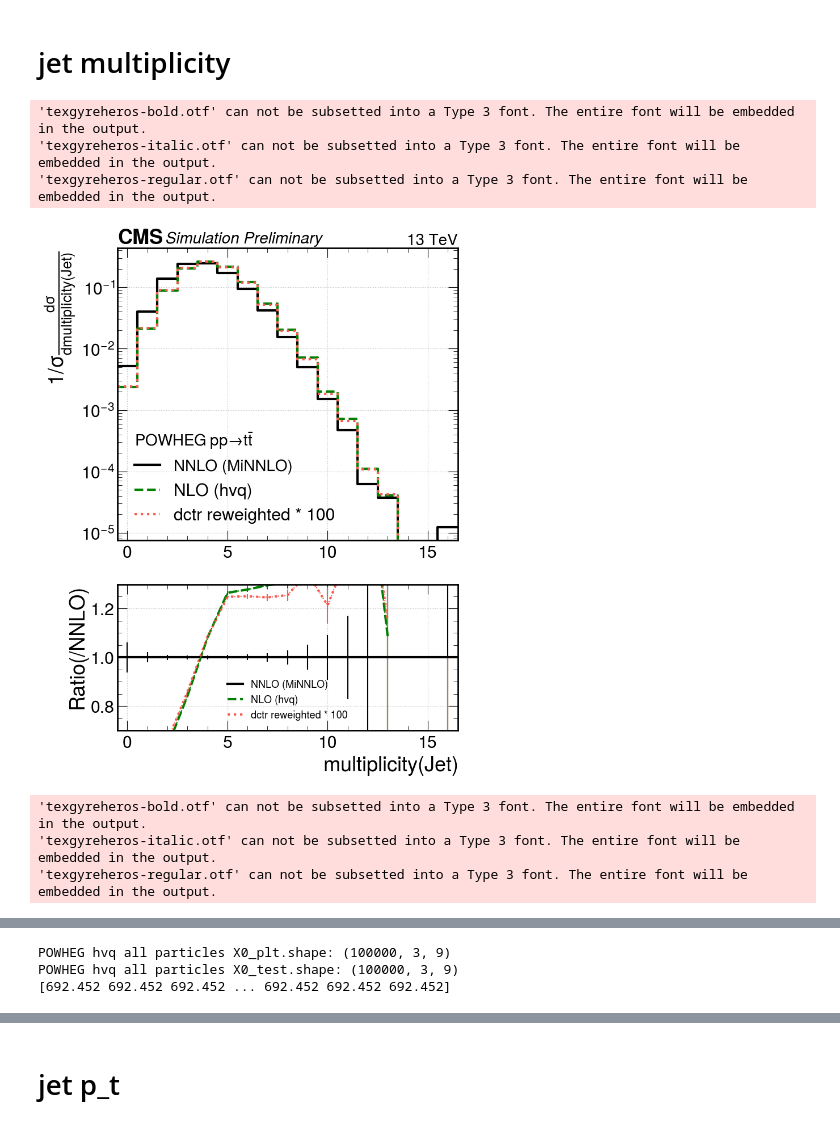
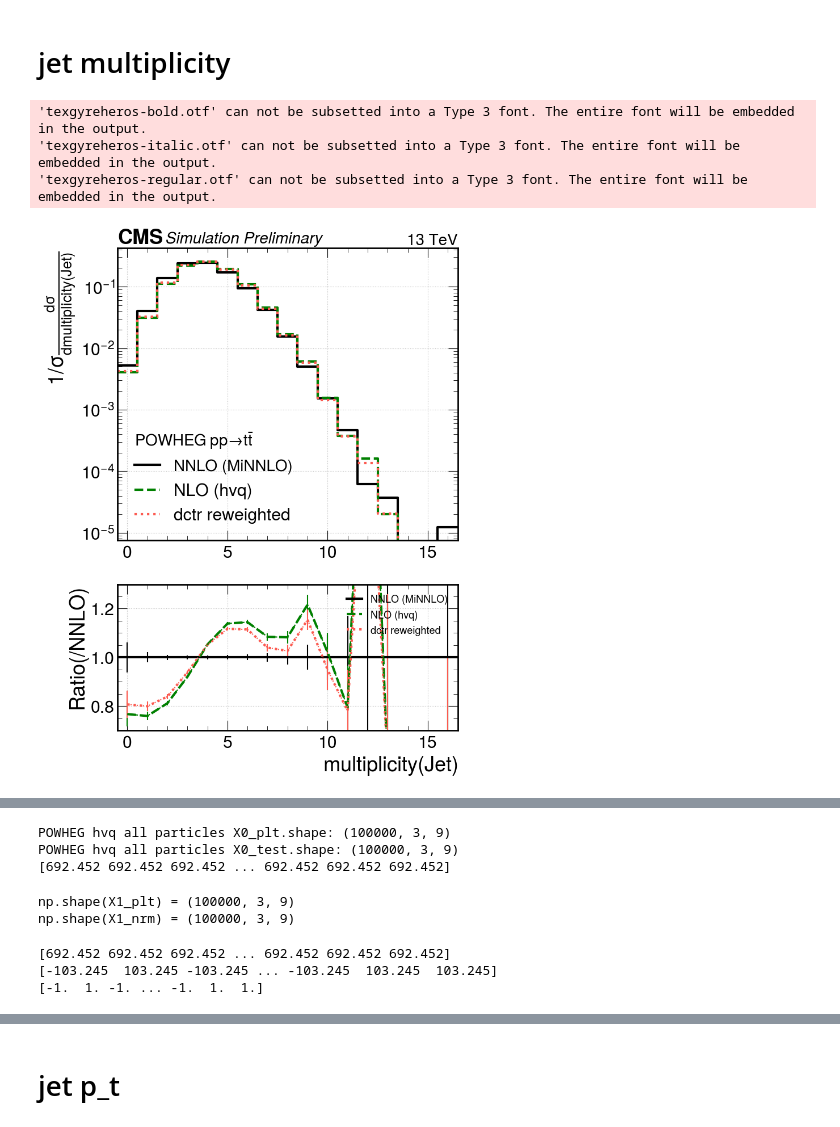
Before and after one commit to finnpuschmann/DCTR_FP, a Jupyter notebook: 20240603_shower_jets/DCTR_jets_notebook.ipynb, the cells around one changed output, grey strips where cells are left out. Drawn from its saved outputs; the diff is of its cells as text; code cells hidden in the pictures.

```diff
--- a/20240603_shower_jets/DCTR_jets_notebook.ipynb
+++ b/20240603_shower_jets/DCTR_jets_notebook.ipynb
@@ -27,21 +24,21 @@ num_events = 100000
 # %%
 # load datasets created in commented out cells above ^
 # and n-jettiness datasets created with python scripts on NAF
-X0_showered = np.load(f'{data_dir}/POWHEG_hvq/dileptonic/converted_lhe_hvq_dileptonic.npy')[:num_events]
+X0_showered = np.load(f'{data_dir}/POWHEG_hvq/all_decays_filtered/converted_lhe_hvq_all_decays_filtered.npy')[:num_events]
 
 # nrm data and save to disk (only needed to run once)
 '''
 nrm_array_dir = '/home/finn/gdrive/_STUDIUM_/DCTR_Paper/git/DCTR_FP/Data/POWHEG_hvq/showered/'
 nrm_array = np.load(f'{nrm_array_dir}/norm_array_lhe_01.npy')
 X0_nrm, _ = DCTR.normalize_data(X0_showered.copy(), nrm_array)
-np.save(f'{data_dir}/hvq/normed_lhe_hvq_dileptonic.npy', X0_nrm)
+np.save(f'{data_dir}/POWHEG_hvq/all_decays_filtered/normed_lhe_hvq_all_decays_filtered.npy', X0_nrm)
 '''
-X0_nrm = np.array(np.load(f'{data_dir}/POWHEG_hvq/dileptonic/normed_lhe_hvq_dileptonic.npy')[:num_events])
+X0_nrm = np.array(np.load(f'{data_dir}/POWHEG_hvq/all_decays_filtered/normed_lhe_hvq_all_decays_filtered.npy')[:num_events])
 
-X0_nJets = np.array(np.load(f'{data_dir}/POWHEG_hvq/dileptonic/jet_multiplicity_hvq_dileptonic.npy')[:num_events])
+X0_nJets = np.array(np.load(f'{data_dir}/POWHEG_hvq/all_decays_filtered/jet_multiplicity_hvq_all_decays_filtered.npy')[:num_events])
 X0_wgt = X0_nJets[:,1]
 
-X0_jet = np.array(np.load(f'{data_dir}/POWHEG_hvq/dileptonic/jet_4vectors_hvq_dileptonic.npy'))
+X0_jet = np.array(np.load(f'{data_dir}/POWHEG_hvq/all_decays_filtered/jet_4vectors_hvq_all_decays_filtered.npy'))
 
 
 print(f'{np.shape(X0_showered)  = }')
@@ -172,28 +156,17 @@ print(np.shape(rwgt))
 # %% [markdown]
 # jet multiplicity
 # %%
-args_multiplicity = [(X1_nJets[:,0], X1_wgt, 'NNLO (MiNNLO)'),
-                     (X0_nJets[:,0], X0_wgt, 'NLO (hvq)'),
-                     (X0_nJets[:,0], rwgt_100, 'dctr reweighted * 100')]
-
-
-bins = np.linspace(-0.5, 16.5, 18)
-
-DCTR.plot_ratio_cms(args_multiplicity, bins = bins, y_scale = 'log', ratio_ylim=[0.7, 1.3], part_label='Jet', arg_label='multiplicity', unit='', inv_unit='')
-
-
-
 args_multiplicity = [(X1_nJets[:,0], X1_wgt, 'NNLO (MiNNLO)'),
                      (X0_nJets[:,0], X0_wgt, 'NLO (hvq)'),
                      (X0_nJets[:,0], rwgt, 'dctr reweighted')]
 
 
+bins = np.linspace(-0.5, 16.5, 18)
+
+
 DCTR.plot_ratio_cms(args_multiplicity, bins = bins, y_scale = 'log', ratio_ylim=[0.7, 1.3], part_label='Jet', arg_label='multiplicity', unit='', inv_unit='')
 # %% [output]
 'texgyreheros-bold.otf' can not be subsetted into a Type 3 font. The entire font will be embedded in the output.
 'texgyreheros-italic.otf' can not be subsetted into a Type 3 font. The entire font will be embedded in the output.
 'texgyreheros-regular.otf' can not be subsetted into a Type 3 font. The entire font will be embedded in the output.
-[figure, old version]
+[figure, new version]
-'texgyreheros-bold.otf' can not be subsetted into a Type 3 font. The entire font will be embedded in the output.
-'texgyreheros-italic.otf' can not be subsetted into a Type 3 font. The entire font will be embedded in the output.
-'texgyreheros-regular.otf' can not be subsetted into a Type 3 font. The entire font will be embedded in the output.
@@ -216,6 +187,33 @@ print(X0_plt_wgt)
 POWHEG hvq all particles X0_plt.shape: (100000, 3, 9)
 POWHEG hvq all particles X0_test.shape: (100000, 3, 9)
 [692.452 692.452 692.452 ... 692.452 692.452 692.452]
+# %%
+# MiNNLO
+# plotting data
+X1_plt = []
+X1_plt = np.load(f'{data_dir}/MiNNLO/showered/converted_lhe.npy')[:num_events]
+print(f'{np.shape(X1_plt) = }')
+
+X1_nrm = []
+X1_nrm = np.load(f'{data_dir}/MiNNLO/showered/normed_lhe.npy')[:num_events]
+print(f'{np.shape(X1_nrm) = }')
+# %% [output]
+np.shape(X1_plt) = (100000, 3, 9)
+np.shape(X1_nrm) = (100000, 3, 9)
+# %%
+# get event generator weights
+
+X0_plt_wgt = X0_plt[:, 0, 7].copy()
+X1_plt_wgt = X1_plt[:, 0, 7].copy()
+X1_nrm_wgt = X1_nrm[:, 0, 7].copy()
+
+print(X0_plt_wgt)
+print(X1_plt_wgt)
+print(X1_nrm_wgt)
+# %% [output]
+[692.452 692.452 692.452 ... 692.452 692.452 692.452]
+[-103.245  103.245 -103.245 ... -103.245  103.245  103.245]
+[-1.  1. -1. ... -1.  1.  1.]
 # %%
 # delete energy from (normalized) testing dataset, since the neural network was trained without these parameters
 X0_test = np.delete(X0_test, 5, -1)
```
Also changed, not shown: parts of 11 cells of this notebook, 5 other files.
